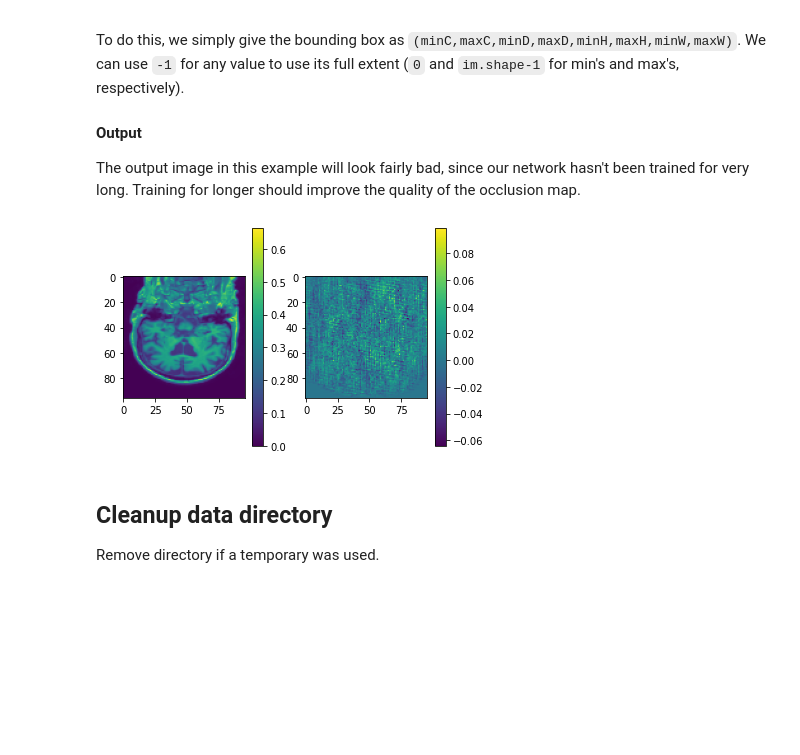
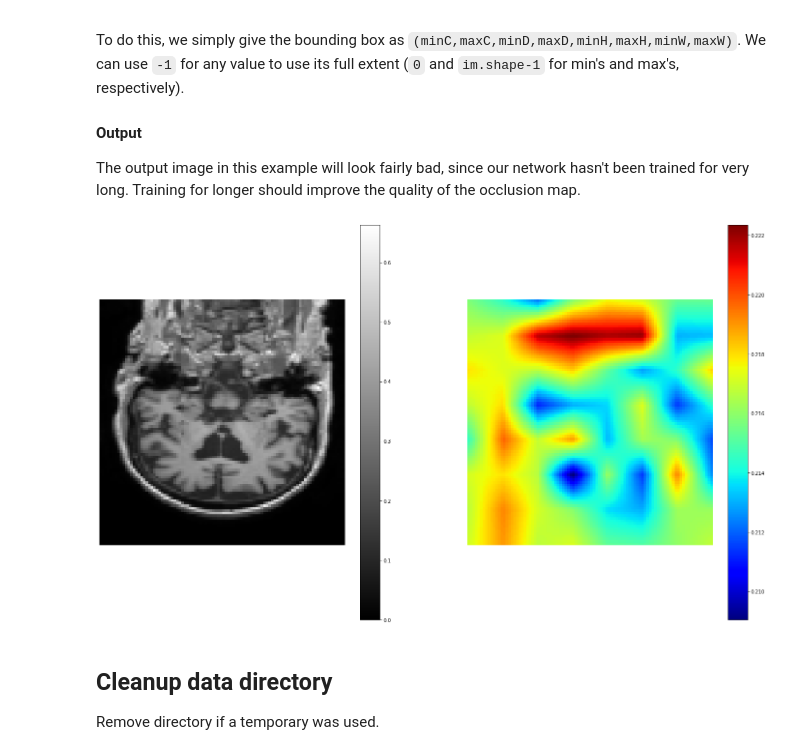
Before and after one commit to Project-MONAI/tutorials, a Jupyter notebook: 3d_classification/torch/densenet_training_array.ipynb, the cells around one changed output. Cells and saved outputs as stored; diff of their text form; code cells hidden in the pictures; blank space fills up the shorter version.

```diff
--- a/3d_classification/torch/densenet_training_array.ipynb
+++ b/3d_classification/torch/densenet_training_array.ipynb
@@ -216,9 +221,10 @@ best_metric_epoch = -1
 epoch_loss_values = list()
 metric_values = list()
 writer = SummaryWriter()
-for epoch in range(5):
+max_epochs = 5
+for epoch in range(max_epochs):
     print("-" * 10)
-    print(f"epoch {epoch + 1}/{5}")
+    print(f"epoch {epoch + 1}/{max_epochs}")
     model.train()
     epoch_loss = 0
     step = 0
@@ -314,20 +320,29 @@ def plot_occlusion_heatmap(im, heatmap):
     plt.show()
 # %%
 # Get a random image and its corresponding label
-im, label = get_next_im()
+img, label = get_next_im()
 # %%
 # Get the occlusion sensitivity map
-from monai.metrics import compute_occlusion_sensitivity
+occ_sens = monai.visualize.OcclusionSensitivity(nn_module=model, mask_size=12, n_batch=10, stride=12)
 # Only get a single slice to save time.
 # For the other dimensions (channel, width, height), use
-# -1 to use 0 and im.shape[x]-1 for min and max, respectively
-depth_slice = im.shape[2]//2
-bounds=[-1, -1, depth_slice, depth_slice, -1, -1, -1, -1]
+# -1 to use 0 and img.shape[x]-1 for min and max, respectively
+depth_slice = img.shape[2]//2
+occ_sens_b_box=[-1, -1, depth_slice, depth_slice, -1, -1, -1, -1]
 
-heatmap = compute_occlusion_sensitivity(model, im, label, margin=10, n_batch=10, b_box=bounds)
-plot_occlusion_heatmap(im[..., depth_slice,:,:], heatmap)
+occ_result, _ = occ_sens(x=img, b_box=occ_sens_b_box)
+occ_result = occ_result[..., label.item()]
+
+fig, axes = plt.subplots(1, 2, figsize=(25,15), facecolor='white')
+
+for i, im in enumerate([img[:,:,depth_slice,...], occ_result]):
+    cmap = 'gray' if i == 0 else 'jet'
+    ax = axes[i]
+    im_show = ax.imshow(np.squeeze(im[0][0].detach().cpu()), cmap=cmap)
+    ax.axis('off')
+    fig.colorbar(im_show, ax=ax)
 # %% [output]
-[figure, old version]
+[figure, new version]
 # %% [markdown]
 ## Cleanup data directory
 
```
Also changed, not shown: parts of 6 cells of this notebook, 1 other file.
